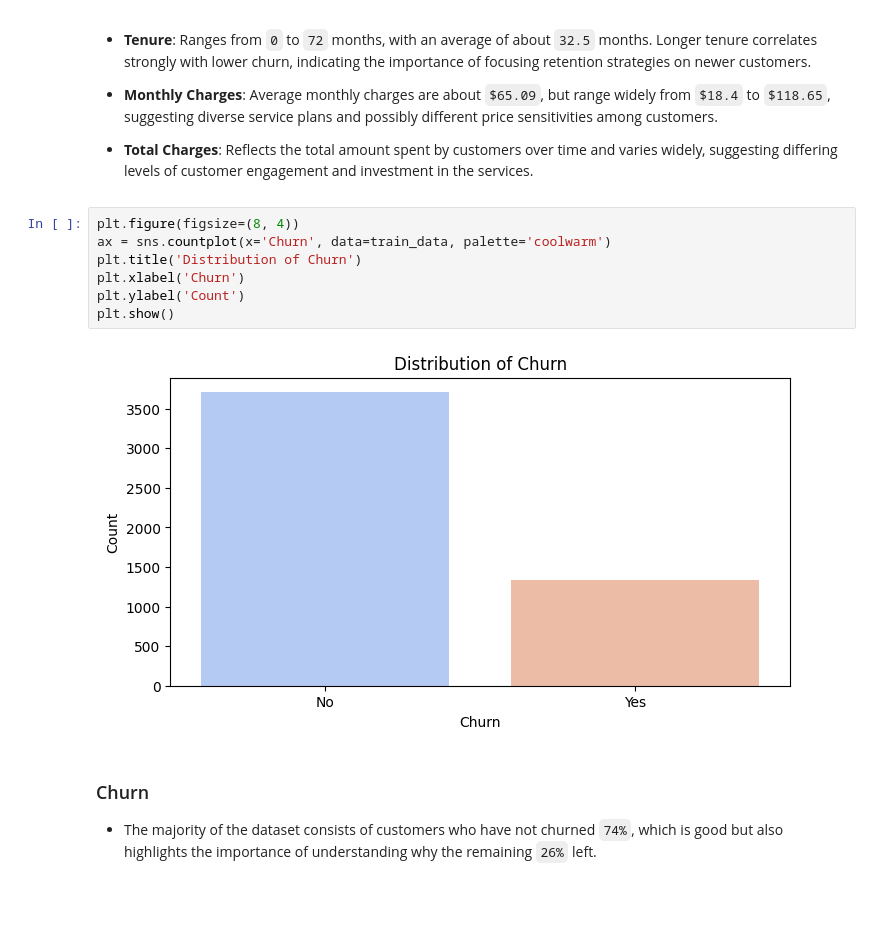
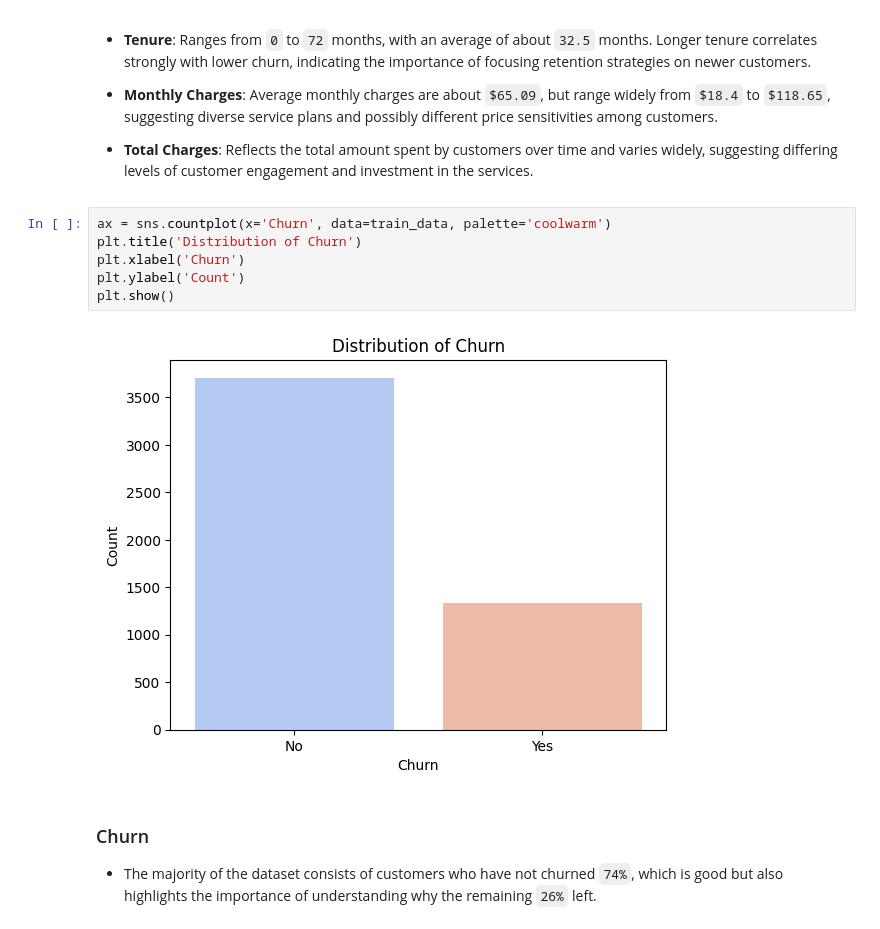
Before and after one commit to elishastanley/Churn-Prediction-Enhancing-Retention-with-Machine-Learning, a Jupyter notebook: Notebooks/main.ipynb, the cells around one changed output. Cells and saved outputs as stored; diff of their text form; blank space fills up the shorter version.

```diff
--- a/Notebooks/main.ipynb
+++ b/Notebooks/main.ipynb
@@ -286,14 +286,13 @@ train_data.describe(include='all').T
 
 - **Total Charges**: Reflects the total amount spent by customers over time and varies widely, suggesting differing levels of customer engagement and investment in the services.
 # %%
-plt.figure(figsize=(8, 4))
 ax = sns.countplot(x='Churn', data=train_data, palette='coolwarm')
 plt.title('Distribution of Churn')
 plt.xlabel('Churn')
 plt.ylabel('Count')
 plt.show()
 # %% [output]
-[figure, old version]
+[figure, new version]
 # %% [markdown]
 ### Churn
 - The majority of the dataset consists of customers who have not churned `74%`, which is good but also highlights the importance of understanding why the remaining `26%` left.
```
Also changed, not shown: parts of 10 cells of this notebook.
